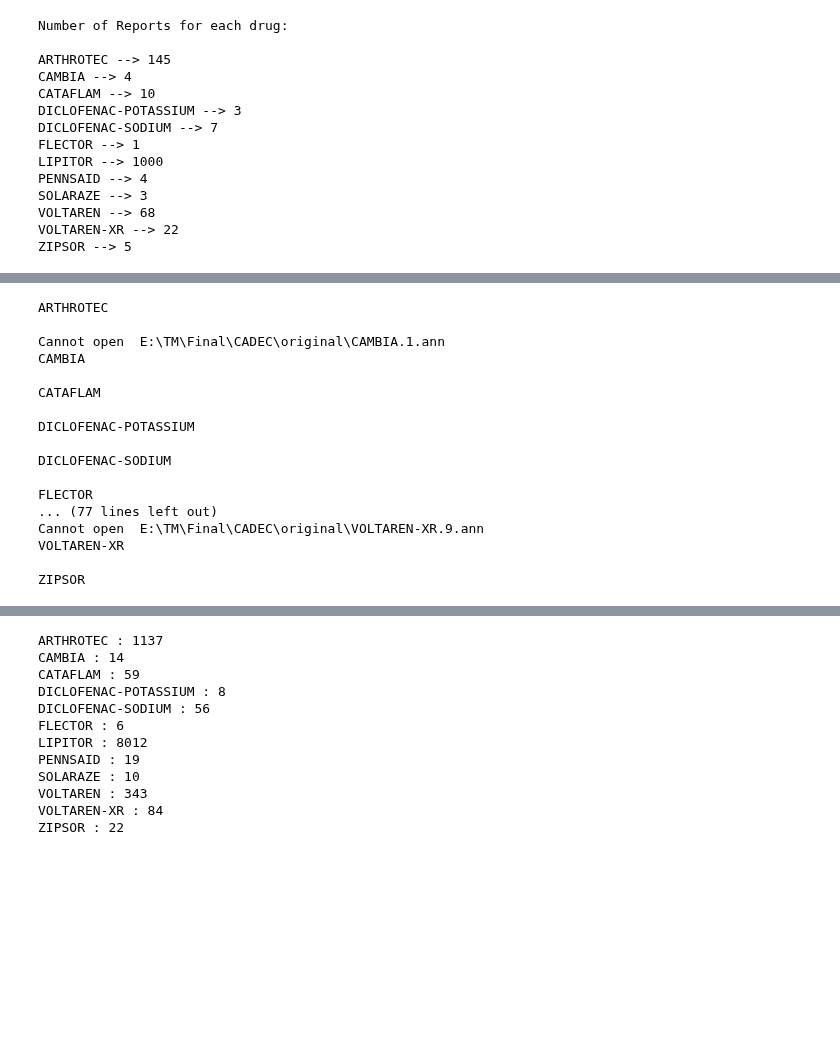
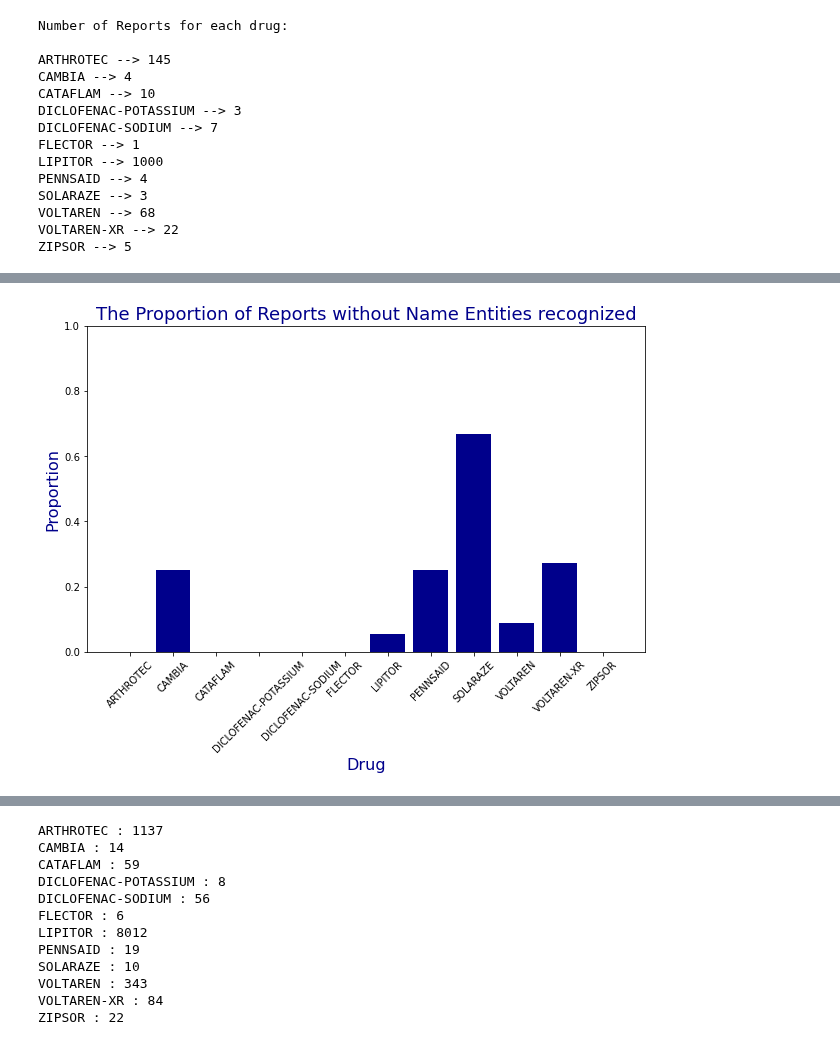
Before and after one commit to PawinData/TM, a Jupyter notebook: Project.ipynb, the cells around one changed output, grey strips where cells are left out. Cells and saved outputs as stored; diff of their text form; code cells hidden in the pictures; blank space fills up the shorter version.

```diff
--- a/Project.ipynb
+++ b/Project.ipynb
@@ -71,15 +48,22 @@ VOLTAREN --> 68
 VOLTAREN-XR --> 22
 ZIPSOR --> 5
 # %%
-# a list of all tags for each drug
-def extract_Tags(drug):
+Tags = dict()  # a dictionary: drug --> a list of tags
+Empty_tags = dict()   # a dictionary: drug --> the number of reports without any name entities labelled
+
+for drug in Drugs:
+    print(drug, ':')
     Files = Path('E:/TM/Final/CADEC/original').glob(drug+'*.ann')
     lst = list()
+    count = 0
     for file in Files:
         try:
             data = pd.read_csv(file, sep='\t', header=None)
             lst.extend(data.iloc[:,1].tolist())
         except:
-            print('Cannot open ', file)
-    print(drug, '\n')
-    return lst
+            st = os.stat(file)
+            print(st.st_size, 'bytes <--', file)
+            count += 1
+    print('\n')
+    Tags[drug] = lst
+    Empty_tags[drug] = count
@@ -86,23 +88,12 @@ def extract_Tags(drug):
-# %%
-Tags = dict()  # a dictionary: drug --> a list of tags
-
-for drug in Drugs:
-    Tags[drug] = extract_Tags(drug)
-# %% [output]
-ARTHROTEC
-
-Cannot open  E:\TM\Final\CADEC\original\CAMBIA.1.ann
-CAMBIA
-
-CATAFLAM
-
-DICLOFENAC-POTASSIUM
-
-DICLOFENAC-SODIUM
-
-FLECTOR
-... (77 lines left out)
-Cannot open  E:\TM\Final\CADEC\original\VOLTAREN-XR.9.ann
-VOLTAREN-XR
-
-ZIPSOR
+# %%
+# the proportion of reports without any entities labelled
+plt.figure(figsize=(10,6))
+plt.bar(Drugs, [Empty_tags[drug]/num_Reports[drug] for drug in Drugs], color='darkblue')
+plt.xticks(rotation=45)
+plt.ylim(0,1)
+plt.xlabel('Drug', fontsize=16, color='darkblue')
+plt.ylabel('Proportion', fontsize=16, color='darkblue')
+plt.title('The Proportion of Reports without Name Entities recognized', fontsize=18, color='darkblue')
+plt.show()
+# %% [output]
+[figure, added]
```
Also changed, not shown: parts of 18 cells of this notebook.
